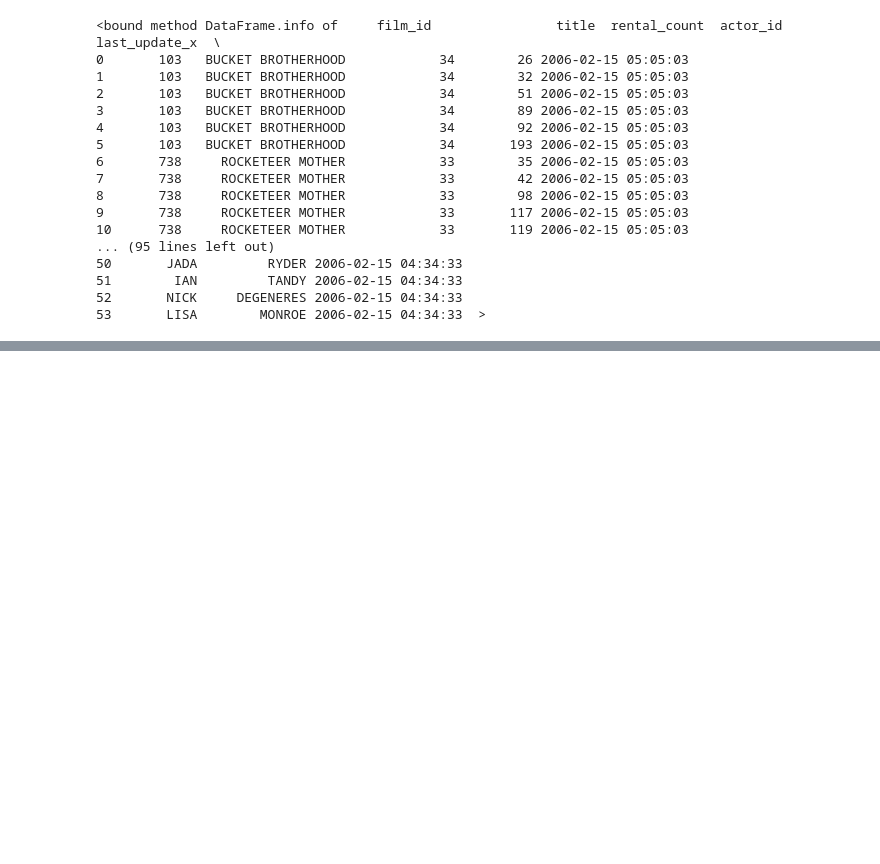
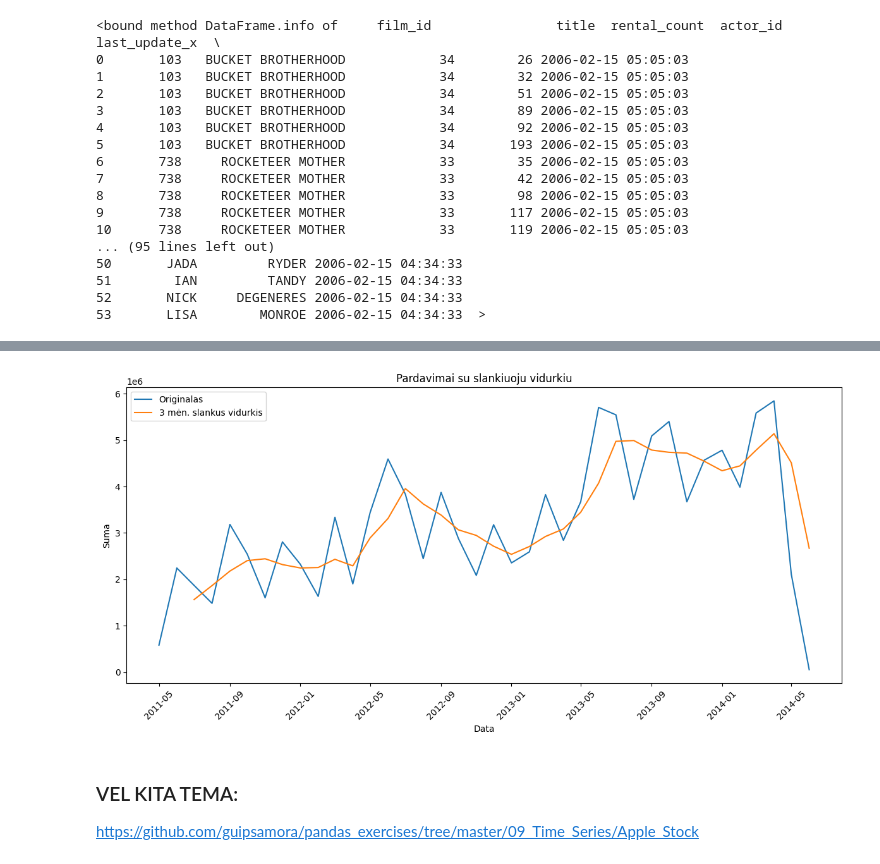
Before and after one commit to donatas-ruzgys/VSCode, a Jupyter notebook: 03_Python/lectures/2026-02-09_lesson.ipynb, the cells around one changed output, grey strips where cells are left out. Drawn from its saved outputs; the diff is of its cells as text; code cells hidden in the pictures; blank space fills up the shorter version.

```diff
--- a/03_Python/lectures/2026-02-09_lesson.ipynb
+++ b/03_Python/lectures/2026-02-09_lesson.ipynb
@@ -171,0 +301,20 @@ connection.close()
+# %%
+# Pridedame 3 mėn. slankųjį vidurkį
+df['rolling_avg'] = df['total_sales'].rolling(window=3).mean()
+
+# Braižome originalų ir slankųjį grafiką
+plt.figure(figsize=(12,6))
+sns.lineplot(data=df, x="month_start", y="total_sales", label="Originalas")
+sns.lineplot(data=df, x="month_start", y="rolling_avg", label="3 mėn. slankus vidurkis")
+plt.title("Pardavimai su slankiuoju vidurkiu")
+plt.xlabel("Data")
+plt.ylabel("Suma")
+plt.legend()
+plt.xticks(rotation=45)
+plt.tight_layout()
+plt.show()
+# %% [output]
+[figure, added]
+# %% [markdown]
+### VEL KITA TEMA:
+https://github.com/guipsamora/pandas_exercises/tree/master/09_Time_Series/Apple_Stock
```
Also changed, not shown: parts of 20 cells of this notebook, 2 other files.
